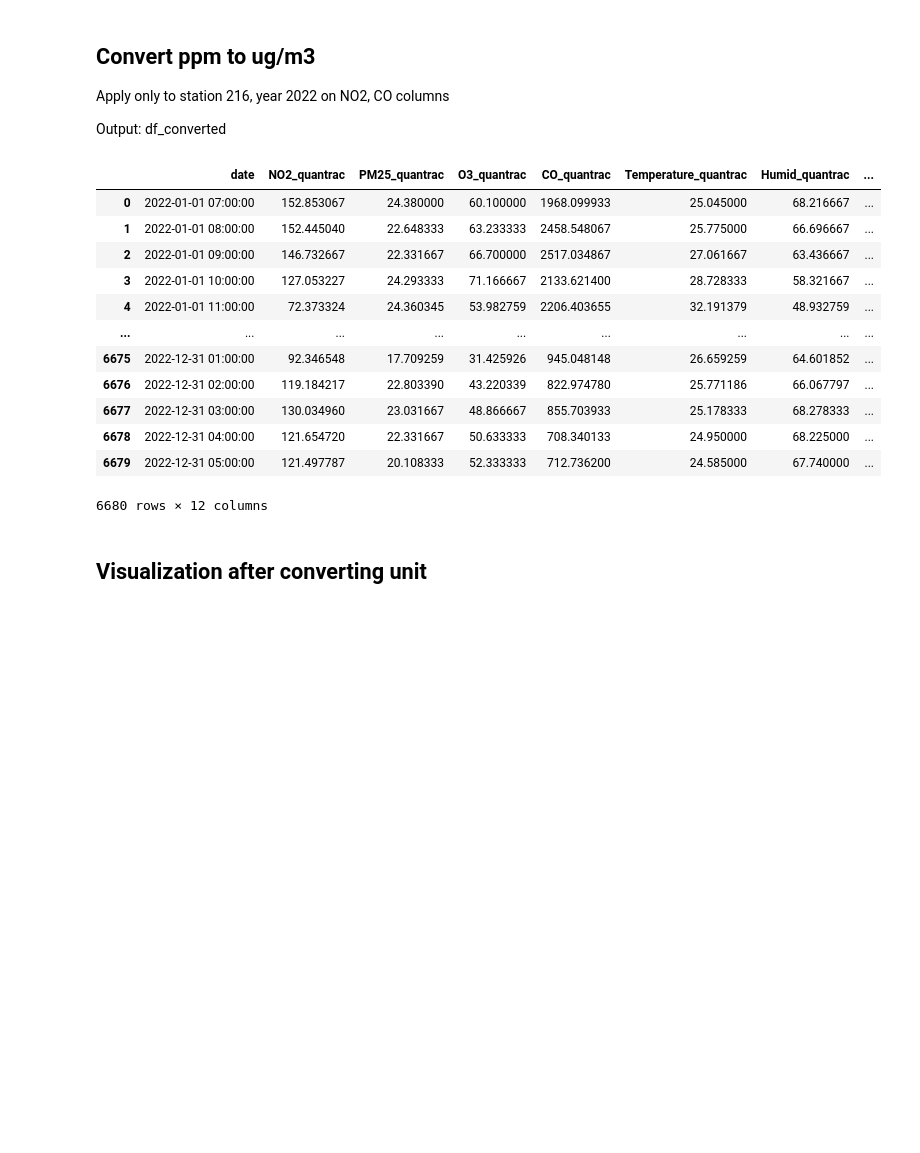
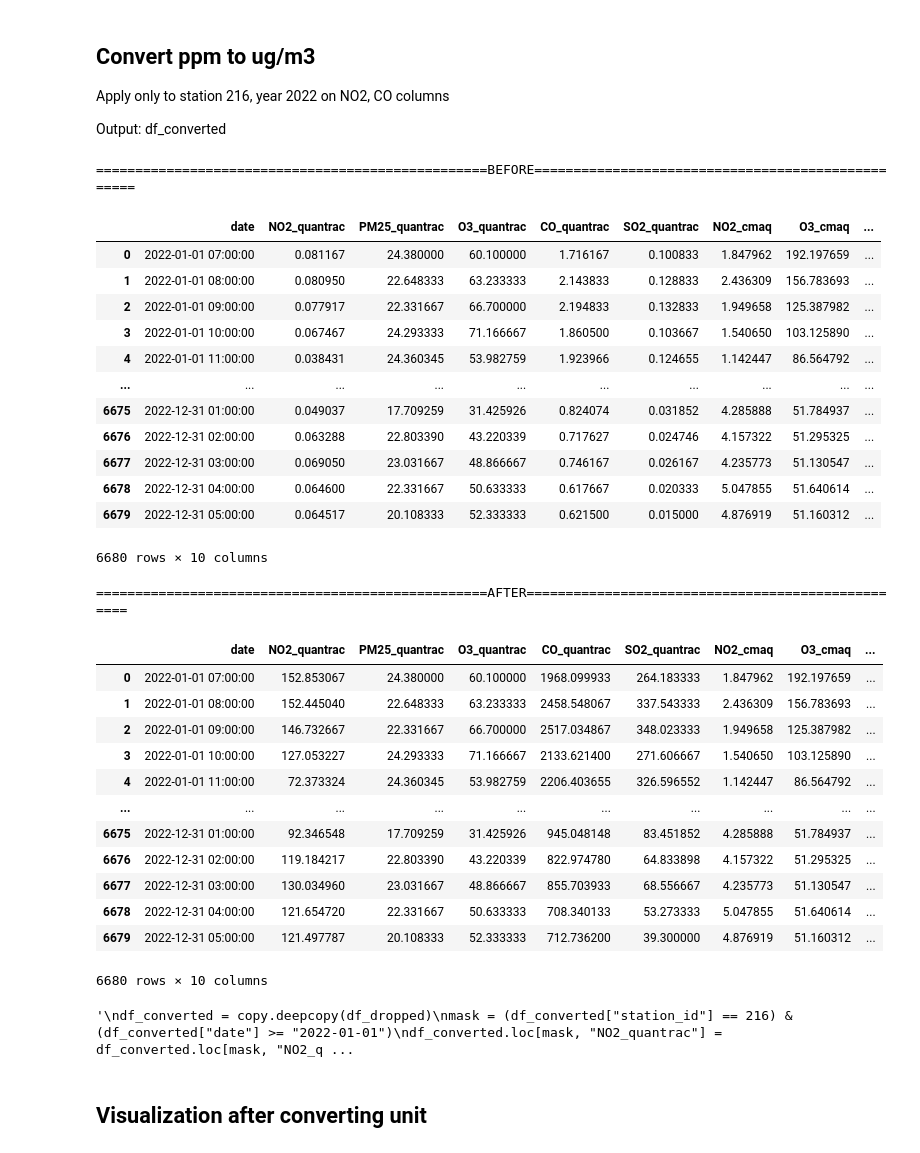
Before and after one commit to tphiepbk/air_quality_index_project, a Jupyter notebook: 13.1_so2_lightgbm_pmcmaqdata_new_train_test_converted_unit.ipynb, the cells around one changed output. Saved outputs shown, nothing was run; the diff lists cells and outputs as text; code cells hidden in the pictures; blank space fills up the shorter version.

```diff
--- a/13.1_so2_lightgbm_pmcmaqdata_new_train_test_converted_unit.ipynb
+++ b/13.1_so2_lightgbm_pmcmaqdata_new_train_test_converted_unit.ipynb
@@ -23,7 +23,9 @@ except:
     print("lightgbm is not installed")
 
 DATA_DIR = "/le_thanh_van_118/workspace/hiep_workspace/air_quality_index_project/dataset/merged-data/by-station"
-STATION_IDS = [211, 212, 213, 214, 215, 216]
+#STATION_IDS = [211, 212, 213, 214, 215, 216]
+#STATION_IDS = [211, 212, 213, 214, 216]
+STATION_IDS = [211, 212, 213, 216]
 
 CMAQDATA_DIR = "/le_thanh_van_118/workspace/hiep_workspace/air_quality_index_project/dataset/concentration_station"
 
@@ -32,8 +34,8 @@ PM_COLS = [
     "PM25_quantrac",
     "O3_quantrac",
     "CO_quantrac",
-    "Temperature_quantrac",
-    "Humid_quantrac",
+    #"Temperature_quantrac",
+    #"Humid_quantrac",
     "SO2_quantrac"
 ]
 
@@ -52,8 +54,6 @@ ROLL_WINDOWS = [3, 6, 12, 24]
 # Define horizon (= n_past = n_future)
 HORIZONS = [1, 24, 48, 72]
 
-RANDOM_STATE = 42
-
 # Directory to save the results and meta data
 LIGHTGBM_DIR = f"/le_thanh_van_118/workspace/hiep_workspace/lightgbm_results/{datetime.now(timezone('Asia/Saigon')).strftime('%Y_%m_%d-%H_%M_%S')}"
 pathlib.Path(LIGHTGBM_DIR).mkdir(parents=True, exist_ok=True)
@@ -63,5 +63,4 @@ with open(os.path.join(LIGHTGBM_DIR, "CONFIGURATIONS.txt"), "w") as f:
     f.write(f"LAG_STEPS: {LAG_STEPS}\n")
     f.write(f"ROLL_WINDOWS: {ROLL_WINDOWS}\n")
     f.write(f"HORIZONS: {HORIZONS}\n")
-    f.write(f"RANDOM_STATE: {RANDOM_STATE}\n")
 # %% [output]
@@ -286,25 +283,68 @@ Apply only to station 216, year 2022 on NO2, CO columns
 
 Output: df_converted
 # %%
+df_converted = copy.deepcopy(df_dropped)
+#mask = (df_converted["station_id"] == 216) & (df_converted["date"] >= "2022-01-01")
+
+print("=" * 50 + "BEFORE" + "=" * 50)
+for station in STATION_IDS:
+    display(df_converted[df_converted["station_id"] == station])
+
+#mask_no2 = (df_converted["NO2_quantrac"] < 1.0)
+#df_converted.loc[mask_no2, "NO2_quantrac"] = df_converted.loc[mask_no2, "NO2_quantrac"].apply(lambda x: x * 1883.2)
+df_converted.loc[:, "NO2_quantrac"] = df_converted.loc[:, "NO2_quantrac"].apply(lambda x: x * 1883.2)
+
+#mask_co = (df_converted["CO_quantrac"] < 1.0)
+#df_converted.loc[mask_co, "CO_quantrac"] = df_converted.loc[mask_co, "CO_quantrac"].apply(lambda x: x * 1146.8)
+df_converted.loc[:, "CO_quantrac"] = df_converted.loc[:, "CO_quantrac"].apply(lambda x: x * 1146.8)
+
+#mask_so2 = (df_converted["SO2_quantrac"] < 1.0)
+#df_converted.loc[mask_so2, "SO2_quantrac"] = df_converted.loc[mask_so2, "SO2_quantrac"].apply(lambda x: x * 2620)
+df_converted.loc[:, "SO2_quantrac"] = df_converted.loc[:, "SO2_quantrac"].apply(lambda x: x * 2620)
+
+print("=" * 50 + "AFTER" + "=" * 50)
+for station in STATION_IDS:
+    display(df_converted[df_converted["station_id"] == station])
+
+'''
 df_converted = copy.deepcopy(df_dropped)
 mask = (df_converted["station_id"] == 216) & (df_converted["date"] >= "2022-01-01")
 df_converted.loc[mask, "NO2_quantrac"] = df_converted.loc[mask, "NO2_quantrac"].apply(lambda x: x * 1883.2)
 df_converted.loc[mask, "CO_quantrac"] = df_converted.loc[mask, "CO_quantrac"].apply(lambda x: x * 1146.8)
+df_converted.loc[mask, "SO2_quantrac"] = df_converted.loc[mask, "SO2_quantrac"].apply(lambda x: x * 2620)
+df_converted.loc[mask, "SO2_cmaq"] = df_converted.loc[mask, "SO2_cmaq"].apply(lambda x: x * 2620)
 df_converted
+'''
 # %% [output]
+==================================================BEFORE==================================================
-|  | date | NO2_quantrac | PM25_quantrac | O3_quantrac | CO_quantrac | Temperature_quantrac | Humid_quantrac | ... |
-| 0 | 2022-01-01 07:00:00 | 152.853067 | 24.380000 | 60.100000 | 1968.099933 | 25.045000 | 68.216667 | ... |
-| 1 | 2022-01-01 08:00:00 | 152.445040 | 22.648333 | 63.233333 | 2458.548067 | 25.775000 | 66.696667 | ... |
-| 2 | 2022-01-01 09:00:00 | 146.732667 | 22.331667 | 66.700000 | 2517.034867 | 27.061667 | 63.436667 | ... |
-| 3 | 2022-01-01 10:00:00 | 127.053227 | 24.293333 | 71.166667 | 2133.621400 | 28.728333 | 58.321667 | ... |
-| 4 | 2022-01-01 11:00:00 | 72.373324 | 24.360345 | 53.982759 | 2206.403655 | 32.191379 | 48.932759 | ... |
-| ... | ... | ... | ... | ... | ... | ... | ... | ... |
-| 6675 | 2022-12-31 01:00:00 | 92.346548 | 17.709259 | 31.425926 | 945.048148 | 26.659259 | 64.601852 | ... |
-| 6676 | 2022-12-31 02:00:00 | 119.184217 | 22.803390 | 43.220339 | 822.974780 | 25.771186 | 66.067797 | ... |
-| 6677 | 2022-12-31 03:00:00 | 130.034960 | 23.031667 | 48.866667 | 855.703933 | 25.178333 | 68.278333 | ... |
-| 6678 | 2022-12-31 04:00:00 | 121.654720 | 22.331667 | 50.633333 | 708.340133 | 24.950000 | 68.225000 | ... |
-| 6679 | 2022-12-31 05:00:00 | 121.497787 | 20.108333 | 52.333333 | 712.736200 | 24.585000 | 67.740000 | ... |
+|  | date | NO2_quantrac | PM25_quantrac | O3_quantrac | CO_quantrac | SO2_quantrac | NO2_cmaq | O3_cmaq | ... |
+| 0 | 2022-01-01 07:00:00 | 0.081167 | 24.380000 | 60.100000 | 1.716167 | 0.100833 | 1.847962 | 192.197659 | ... |
+| 1 | 2022-01-01 08:00:00 | 0.080950 | 22.648333 | 63.233333 | 2.143833 | 0.128833 | 2.436309 | 156.783693 | ... |
+| 2 | 2022-01-01 09:00:00 | 0.077917 | 22.331667 | 66.700000 | 2.194833 | 0.132833 | 1.949658 | 125.387982 | ... |
+| 3 | 2022-01-01 10:00:00 | 0.067467 | 24.293333 | 71.166667 | 1.860500 | 0.103667 | 1.540650 | 103.125890 | ... |
+| 4 | 2022-01-01 11:00:00 | 0.038431 | 24.360345 | 53.982759 | 1.923966 | 0.124655 | 1.142447 | 86.564792 | ... |
+| ... | ... | ... | ... | ... | ... | ... | ... | ... | ... |
+| 6675 | 2022-12-31 01:00:00 | 0.049037 | 17.709259 | 31.425926 | 0.824074 | 0.031852 | 4.285888 | 51.784937 | ... |
+| 6676 | 2022-12-31 02:00:00 | 0.063288 | 22.803390 | 43.220339 | 0.717627 | 0.024746 | 4.157322 | 51.295325 | ... |
+| 6677 | 2022-12-31 03:00:00 | 0.069050 | 23.031667 | 48.866667 | 0.746167 | 0.026167 | 4.235773 | 51.130547 | ... |
+| 6678 | 2022-12-31 04:00:00 | 0.064600 | 22.331667 | 50.633333 | 0.617667 | 0.020333 | 5.047855 | 51.640614 | ... |
+| 6679 | 2022-12-31 05:00:00 | 0.064517 | 20.108333 | 52.333333 | 0.621500 | 0.015000 | 4.876919 | 51.160312 | ... |
-6680 rows × 12 columns
+6680 rows × 10 columns
+==================================================AFTER==================================================
+|  | date | NO2_quantrac | PM25_quantrac | O3_quantrac | CO_quantrac | SO2_quantrac | NO2_cmaq | O3_cmaq | ... |
+| 0 | 2022-01-01 07:00:00 | 152.853067 | 24.380000 | 60.100000 | 1968.099933 | 264.183333 | 1.847962 | 192.197659 | ... |
+| 1 | 2022-01-01 08:00:00 | 152.445040 | 22.648333 | 63.233333 | 2458.548067 | 337.543333 | 2.436309 | 156.783693 | ... |
+| 2 | 2022-01-01 09:00:00 | 146.732667 | 22.331667 | 66.700000 | 2517.034867 | 348.023333 | 1.949658 | 125.387982 | ... |
+| 3 | 2022-01-01 10:00:00 | 127.053227 | 24.293333 | 71.166667 | 2133.621400 | 271.606667 | 1.540650 | 103.125890 | ... |
+| 4 | 2022-01-01 11:00:00 | 72.373324 | 24.360345 | 53.982759 | 2206.403655 | 326.596552 | 1.142447 | 86.564792 | ... |
+| ... | ... | ... | ... | ... | ... | ... | ... | ... | ... |
+| 6675 | 2022-12-31 01:00:00 | 92.346548 | 17.709259 | 31.425926 | 945.048148 | 83.451852 | 4.285888 | 51.784937 | ... |
+| 6676 | 2022-12-31 02:00:00 | 119.184217 | 22.803390 | 43.220339 | 822.974780 | 64.833898 | 4.157322 | 51.295325 | ... |
+| 6677 | 2022-12-31 03:00:00 | 130.034960 | 23.031667 | 48.866667 | 855.703933 | 68.556667 | 4.235773 | 51.130547 | ... |
+| 6678 | 2022-12-31 04:00:00 | 121.654720 | 22.331667 | 50.633333 | 708.340133 | 53.273333 | 5.047855 | 51.640614 | ... |
+| 6679 | 2022-12-31 05:00:00 | 121.497787 | 20.108333 | 52.333333 | 712.736200 | 39.300000 | 4.876919 | 51.160312 | ... |
+6680 rows × 10 columns
+'\ndf_converted = copy.deepcopy(df_dropped)\nmask = (df_converted["station_id"] == 216) & (df_converted["date"] >= "2022-01-01")\ndf_converted.loc[mask, "NO2_quantrac"] = df_converted.loc[mask, "NO2_q ...
 # %% [markdown]
 ## Visualization after converting unit
 # %%
```
Also changed, not shown: parts of 14 cells of this notebook, 1 other file.
